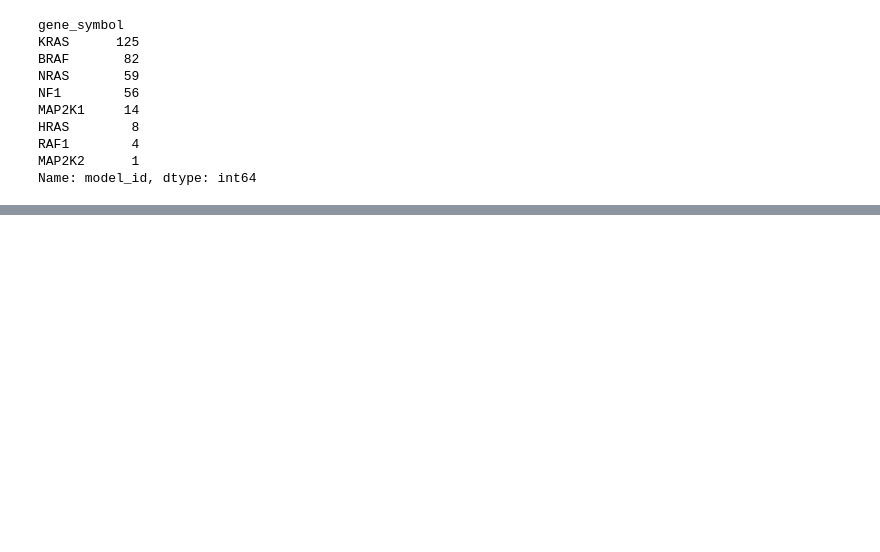
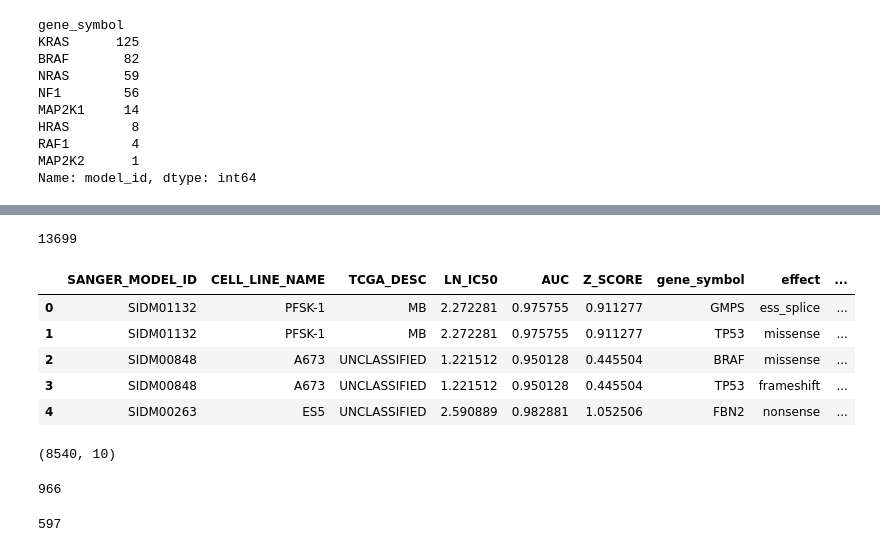
Before and after one commit to carolinemalaihull/trametinib-drug-response-ml, a Jupyter notebook: notebooks/01_data_exploration.ipynb, the cells around one changed output, grey strips where cells are left out. Saved outputs shown, nothing was run; the diff lists cells and outputs as text; code cells hidden in the pictures; blank space fills up the shorter version.

```diff
--- a/notebooks/01_data_exploration.ipynb
+++ b/notebooks/01_data_exploration.ipynb
@@ -610,0 +520,50 @@ Name: model_id, dtype: int64
+# %%
+# Create SQLite database
+conn = sqlite3.connect("trametinib.db")
+
+# Save DataFrames as SQL tables
+gdsc.to_sql("gdsc", conn, if_exists="replace", index=False)
+mutations.to_sql("mutations", conn, if_exists="replace", index=False)
+# %% [output]
+13699
+# %%
+query = """
+SELECT
+    t.SANGER_MODEL_ID,
+    t.CELL_LINE_NAME,
+    t.TCGA_DESC,
+    t.LN_IC50,
+    t.AUC,
+    t.Z_SCORE,
+    m.gene_symbol,
+    m.effect,
+    m.protein_mutation,
+    m.cancer_driver
+FROM gdsc t
+LEFT JOIN mutations m
+ON t.SANGER_MODEL_ID = m.model_id
+WHERE t.DRUG_NAME = 'Trametinib';
+"""
+
+merged = pd.read_sql(query, conn)
+
+merged.head()
+# %% [output]
+|  | SANGER_MODEL_ID | CELL_LINE_NAME | TCGA_DESC | LN_IC50 | AUC | Z_SCORE | gene_symbol | effect | ... |
+| 0 | SIDM01132 | PFSK-1 | MB | 2.272281 | 0.975755 | 0.911277 | GMPS | ess_splice | ... |
+| 1 | SIDM01132 | PFSK-1 | MB | 2.272281 | 0.975755 | 0.911277 | TP53 | missense | ... |
+| 2 | SIDM00848 | A673 | UNCLASSIFIED | 1.221512 | 0.950128 | 0.445504 | BRAF | missense | ... |
+| 3 | SIDM00848 | A673 | UNCLASSIFIED | 1.221512 | 0.950128 | 0.445504 | TP53 | frameshift | ... |
+| 4 | SIDM00263 | ES5 | UNCLASSIFIED | 2.590889 | 0.982881 | 1.052506 | FBN2 | nonsense | ... |
+# %%
+print(merged.shape)
+# %% [output]
+(8540, 10)
+# %%
+print(merged["SANGER_MODEL_ID"].nunique())
+# %% [output]
+966
+# %%
+print(merged["gene_symbol"].nunique())
+# %% [output]
+597
```
Also changed, not shown: parts of 17 cells of this notebook.
